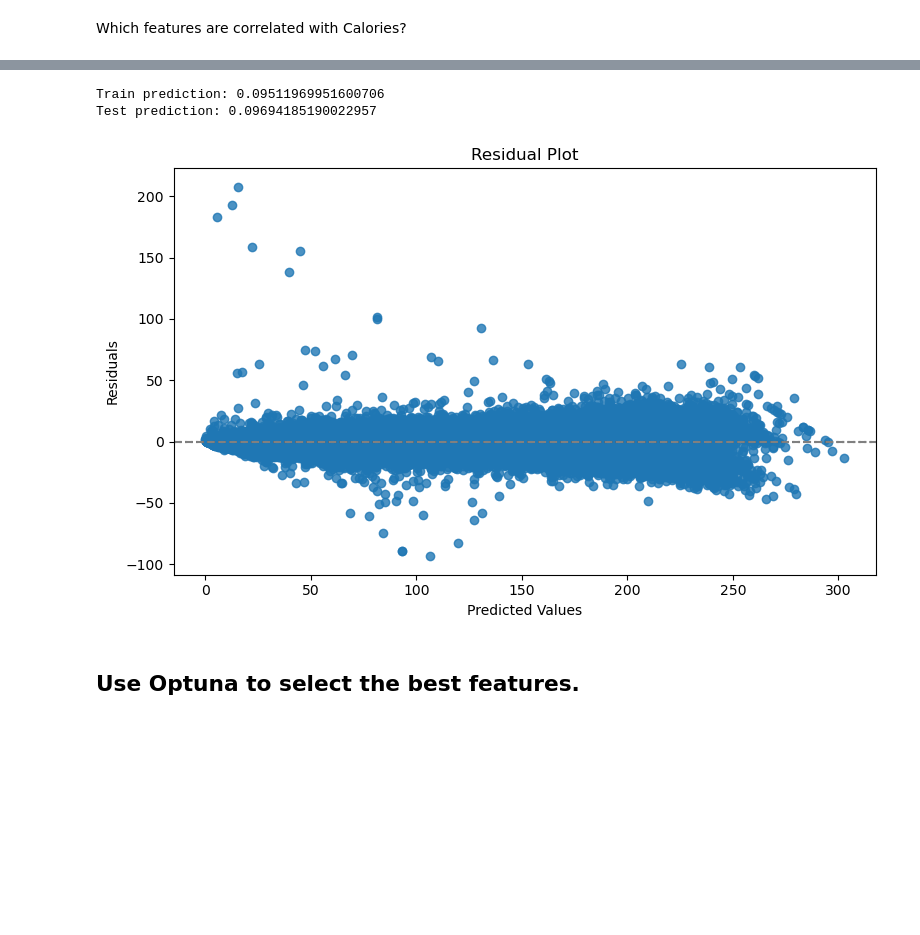
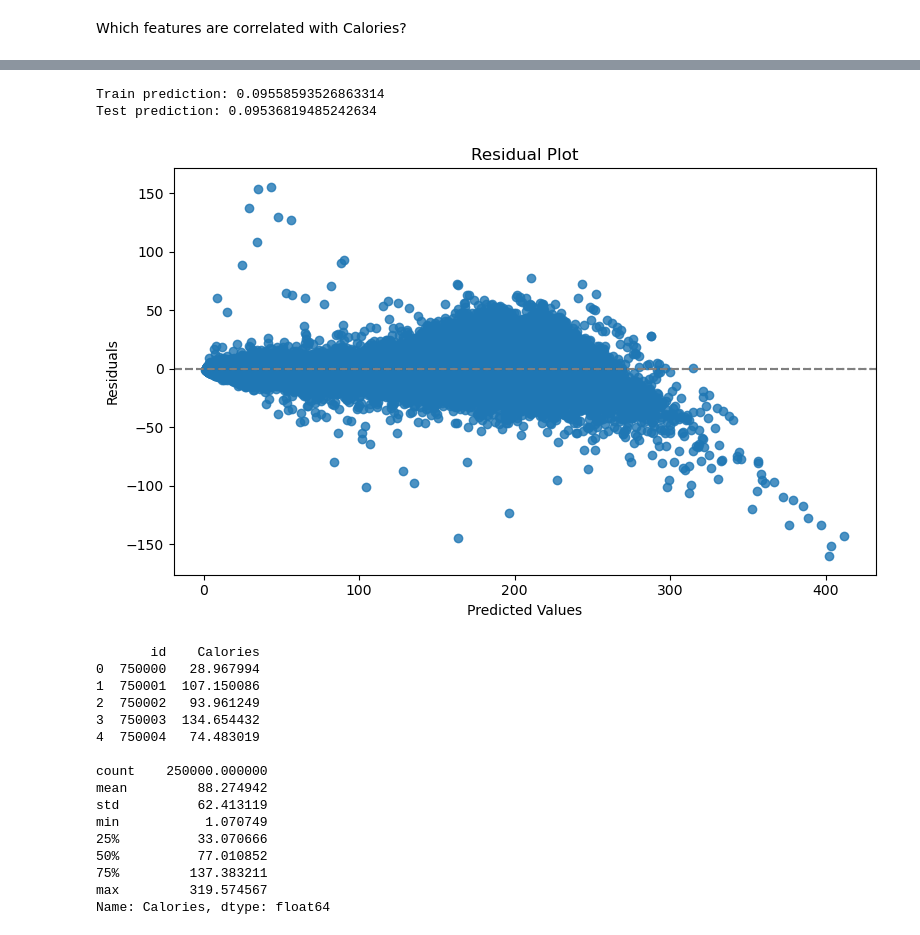
Before and after one commit to ElliotBlackstone/S25_Predict_Calories, a Jupyter notebook: calorie_LinReg.ipynb, the cells around one changed output, grey strips where cells are left out. Cells and saved outputs as stored; diff of their text form; code cells hidden in the pictures; blank space fills up the shorter version.

```diff
--- a/calorie_LinReg.ipynb
+++ b/calorie_LinReg.ipynb
@@ -22,7 +20,6 @@ from optuna.samplers import TPESampler
 # %%
-train = pd.read_csv("train_comp.csv")
-test = pd.read_csv("test_comp.csv")
-# sample = pd.read_csv("sample_submission.csv")
+train = pd.read_csv("train_pp.csv")
+test = pd.read_csv("test_pp.csv")
 
 train.head()
 # %% [output]
@@ -269,7 +194,7 @@ numerical_features = ["Age","Height","Weight","Duration","Heart_Rate","Body_Temp
 def add_feats(df, numerical_features):
     ''''''''''
     Inputs: dataframe df
-    Output: the modified dataframe with cross terms, BMI, id+calories removed, and sex as categorical variable
+    Output: the modified dataframe with cross terms, BMI, and Body_Temp squared
     '''''''''
     df_new = df.copy()
 
@@ -281,11 +206,7 @@ def add_feats(df, numerical_features):
     if 'Calories' in features:
         df_new = df_new.drop(columns=['Calories'])
 
-
-    df_new['Sex'] = df_new['Sex'].astype('category')
-
     df_new['BMI'] = df_new['Weight']/((df_new['Height']/100)**2)
-
     df_new['Body_Temp_-_min_sq'] = (df_new['Body_Temp']-df_new['Body_Temp'].min())**2
 
     for i in range(len(numerical_features)):
@@ -408,39 +436,77 @@ Test prediction: 0.10535532027423587
 # %%
-# Linear regression model using top 10 features and one-hot encoded Sex feature with correlation to Calories
-# kaggle score 0.09345 private, 0.9344 public (LinReg_4.csv)
+# kaggle score 0.09432 private, 0.09479 public (LinReg_12.csv)
+
+X = add_feats(train, numerical_features)
+y = train['Calories']
+
 
 # Split data into training and testing sets
-X_train, X_test, y_train, y_test = train_test_split(pd.get_dummies(X[['Sex'] + feats], drop_first=True), y, test_size=0.2, random_state=431)
+X_train, X_test, y_train, y_test = train_test_split(X[best_features], y, test_size=0.2, random_state=724)
 
 # Train the linear regression model
 model = LinearRegression()
 model.fit(X_train, y_train)
 
 # Make predictions
 predictions = model.predict(X_test)
 predictions[predictions <= 0] = 1
 
 # Make predictions
 train_pred = model.predict(X_train)
 train_pred[train_pred < 0] = 1
 
-print("Train prediction:", rmsle(train_pred, y_train))
-print("Test prediction:", rmsle(predictions, y_test))
+print("Train prediction:", rmse(train_pred, y_train))
+print("Test prediction:", rmse(predictions, y_test))
 
 residuals = y_test - predictions
 
 # Residual plot
 plt.figure(figsize=(8, 5))
-sns.residplot(x=predictions, y=y_test)
+sns.residplot(x=np.expm1(predictions), y=np.expm1(y_test))
 plt.xlabel("Predicted Values")
 plt.ylabel("Residuals")
 plt.title("Residual Plot")
 plt.axhline(0, color='gray', linestyle='--')
 plt.tight_layout()
 plt.show()
+
+
+
+# make the submission file!
+
+testsub = pd.get_dummies(add_feats(test, numerical_features), drop_first=True)
+
+pred = model.predict(testsub[best_features])
+
+submission = pd.DataFrame()
+
+submission['id'] = np.arange(len(test))+750000
+submission['Calories'] = np.expm1(pred)
+submission.loc[submission['Calories'] < 0, 'Calories'] = 1
+submission.loc[submission['Calories'] > 320, 'Calories'] = 300
+
+submission.to_csv("LinReg_12.csv", index=False)
+
+print(submission.head())
+print()
+print(submission['Calories'].describe())
 # %% [output]
-Train prediction: 0.09511969951600706
-Test prediction: 0.09694185190022957
+Train prediction: 0.09558593526863314
+Test prediction: 0.09536819485242634
-[figure, old version]
+[figure, new version]
+       id    Calories
+0  750000   28.967994
+1  750001  107.150086
+2  750002   93.961249
+3  750003  134.654432
+4  750004   74.483019
+
+count    250000.000000
+mean         88.274942
+std          62.413119
+min           1.070749
+25%          33.070666
+50%          77.010852
+75%         137.383211
+max         319.574567
+Name: Calories, dtype: float64
-# %% [markdown]
-## Use Optuna to select the best features.
```
Also changed, not shown: parts of 27 cells of this notebook, 20 other files.
